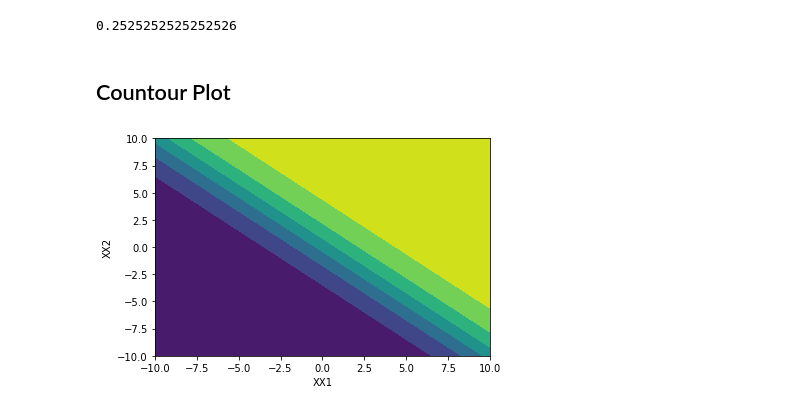
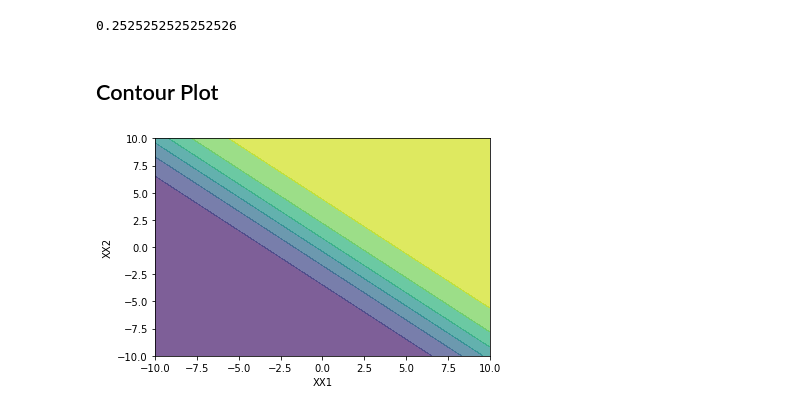
Before and after one commit to kunalrs/deeplearning-tutorial, a Jupyter notebook: SigmoidNeuron.ipynb, the cells around one changed output. Drawn from its saved outputs; the diff is of its cells as text; code cells hidden in the pictures.

```diff
--- a/SigmoidNeuron.ipynb
+++ b/SigmoidNeuron.ipynb
@@ -296,21 +296,21 @@ B[i, j]
 # %% [output]
 0.2525252525252526
 # %% [markdown]
-## Countour Plot
+## Contour Plot
 # %%
 X1 = np.linspace(-10, 10, 100)
 X2 = np.linspace(-10, 10, 100)
 
 XX1, XX2 = np.meshgrid(X1, X2)
 
 w1 = 0.5
 w2 = 0.5
 b = 0
 Y = sigmoid_2d(XX1, XX2, w1, w2, b)
 
-plt.contourf(XX1, XX2, Y) # Each value of Y is shown as color
+plt.contourf(XX1, XX2, Y, alpha=0.7) # Each value of Y is shown as color
 plt.xlabel('XX1')
 plt.ylabel('XX2')
 plt.show()
 # %% [output]
-[figure, old version]
+[figure, new version]
```
Also changed, not shown: parts of 11 cells of this notebook.
